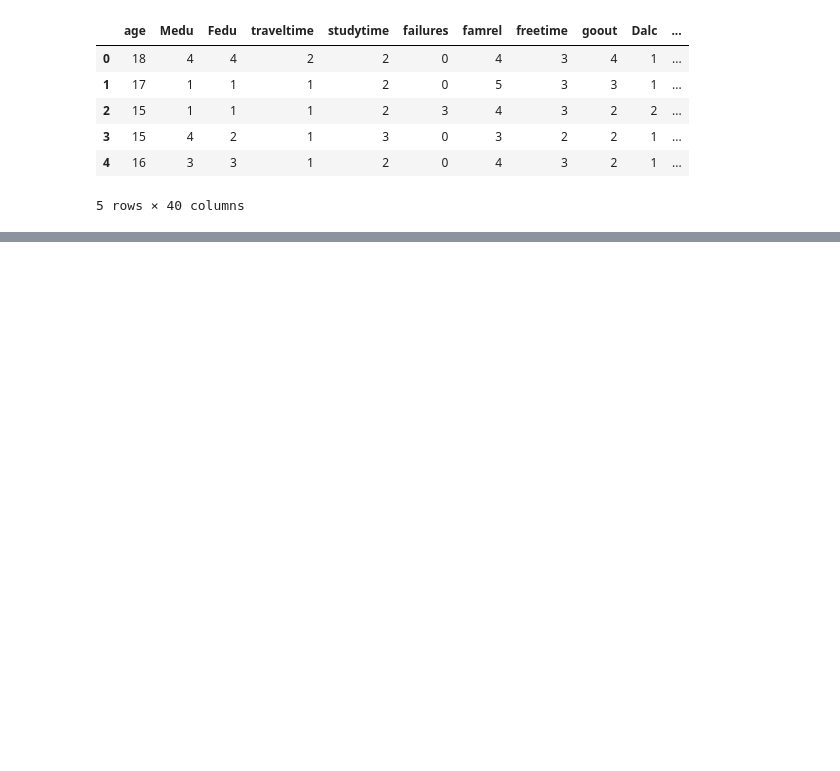
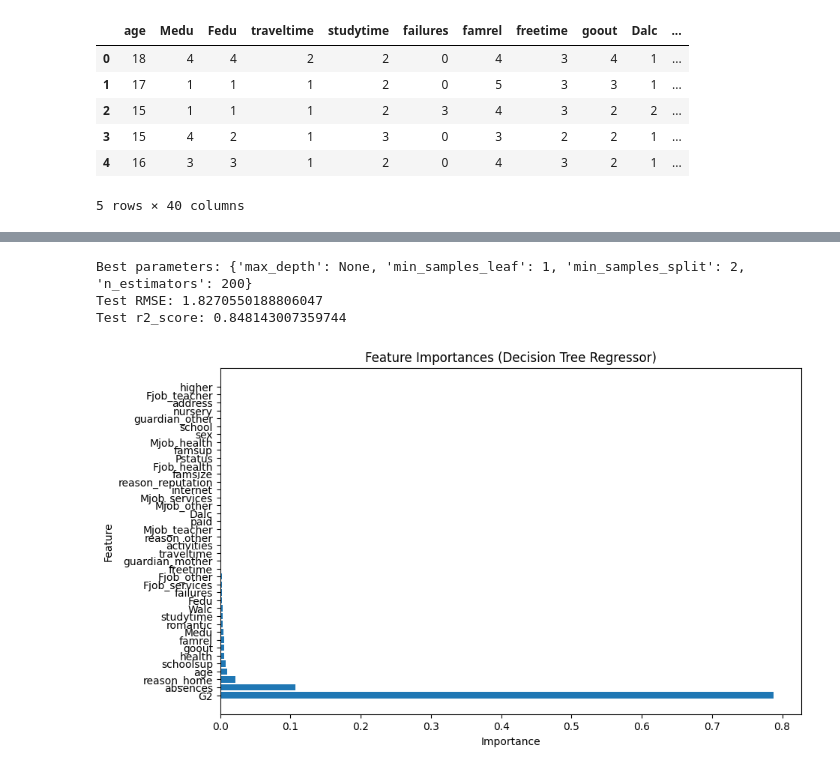
Before and after one commit to adpakw/DS_knowledge_base, a Jupyter notebook: Projects/StudentAlcoholConsumption/studentalcoholconsumption_ml_and_eda.ipynb, the cells around one changed output, grey strips where cells are left out. Saved outputs shown, nothing was run; the diff lists cells and outputs as text; code cells hidden in the pictures; blank space fills up the shorter version.

```diff
--- a/Projects/StudentAlcoholConsumption/studentalcoholconsumption_ml_and_eda.ipynb
+++ b/Projects/StudentAlcoholConsumption/studentalcoholconsumption_ml_and_eda.ipynb
@@ -305,6 +251,8 @@ G3 - final grade (numeric: from 0 to 20, output target)
 # %%
-df_mat = df_mat.drop(columns=['G1', 'G2'])
-df_por = df_por.drop(columns=['G1', 'G2'])
+# df_mat = df_mat.drop(columns=['G1', 'G2'])
+# df_por = df_por.drop(columns=['G1', 'G2'])
+df_mat = df_mat.drop(columns=['G1'])
+df_por = df_por.drop(columns=['G1'])
 # %%
 df_mat.head()
 # %% [output]
@@ -457,3 +381,23 @@ y_mat = df_mat['G3']
 
 X_por = df_por.drop(columns=['G3'])
 y_por = df_por['G3']
+# %%
+X_train_mat, X_test_mat, y_train_mat, y_test_mat = train_test_split(X_mat, y_mat, test_size=0.3, random_state=42)
+X_train_por, X_test_por, y_train_por, y_test_por = train_test_split(X_por, y_por, test_size=0.3, random_state=42)
+# %%
+# Initialize the RandomForestRegressor
+rand_forest = RandomForestRegressor(random_state=42)
+
+params = {
+    'n_estimators': [100, 200, 500],
+    'max_depth': [None, 5, 10],
+    'min_samples_split': [2, 5, 10],
+    'min_samples_leaf': [1, 2, 4]
+}
+
+# Initialize GridSearchCV
+rand_forest_search = GridSearchCV(estimator=rand_forest, param_grid=params, cv=5, scoring='neg_mean_squared_error', n_jobs=-1, verbose=1)
+
+# Assuming X_train_mat and y_train_mat are correctly defined and hold your training data
+# Fit GridSearchCV to the training data
+rand_forest_search.fit(X_train_mat, y_train_mat)
@@ -459,0 +412,35 @@ y_por = df_por['G3']
+# %%
+# Best model parameters
+print("Best parameters:", rand_forest_search.best_params_)
+
+# Predict with the best model
+predictions = rand_forest_search.predict(X_test_mat)
+
+# Calculate RMSE
+rmse = np.sqrt(mean_squared_error(y_test_mat, predictions))
+print(f'Test RMSE: {rmse}')
+
+print(f'Test r2_score: {r2_score(y_test_mat, predictions)}')
+# %% [output]
+Best parameters: {'max_depth': None, 'min_samples_leaf': 1, 'min_samples_split': 2, 'n_estimators': 200}
+Test RMSE: 1.8270550188806047
+Test r2_score: 0.848143007359744
+# %%
+# Extract feature importances from the decision tree regressor model
+feature_importances = rand_forest_search.best_estimator_.feature_importances_
+
+# Create a DataFrame to store feature names and their importances
+feature_importances_df = pd.DataFrame({'Feature': X_test_mat.columns, 'Importance': feature_importances})
+
+# Sort the DataFrame by importances in descending order
+feature_importances_df = feature_importances_df.sort_values(by='Importance', ascending=False)
+
+# Plot the bar graph
+plt.figure(figsize=(10, 6))
+plt.barh(feature_importances_df['Feature'], feature_importances_df['Importance'])
+plt.xlabel('Importance')
+plt.ylabel('Feature')
+plt.title('Feature Importances (Decision Tree Regressor)')
+plt.show()
+# %% [output]
+[figure, added]
```
Also changed, not shown: parts of 13 cells of this notebook.
